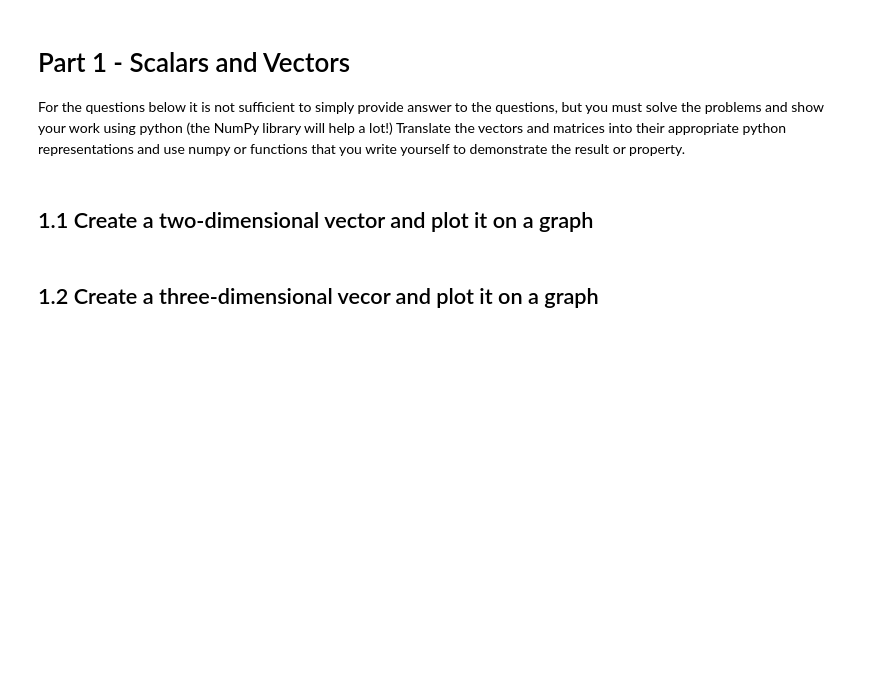
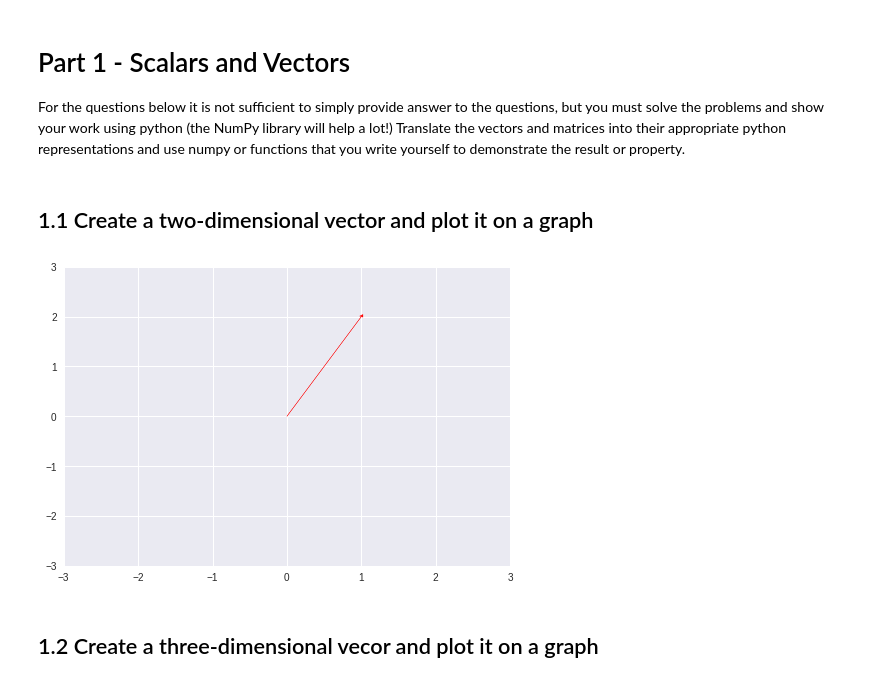
Before and after one commit to bloominstituteoftechnology/DS-Unit-1-Sprint-4-Linear-Algebra, a Jupyter notebook: module1-linear-algebra-review/Linear_Algebra_Assignment.ipynb, the cells around one changed output. Drawn from its saved outputs; the diff is of its cells as text; code cells hidden in the pictures; blank space fills up the shorter version.

```diff
--- a/module1-linear-algebra-review/Linear_Algebra_Assignment.ipynb
+++ b/module1-linear-algebra-review/Linear_Algebra_Assignment.ipynb
@@ -7,2 +14,11 @@ For the questions below it is not sufficient to simply provide answer to the que
+# %%
+vec = [1, 2]
+
+plt.arrow(0,0, vec[0], vec[1],head_width=.05, head_length=0.05, color ='red')
+plt.xlim(-3.0,3.0)
+plt.ylim(-3.0,3.0)
+plt.show()
+# %% [output]
+[figure, added]
 # %% [markdown]
 ## 1.2 Create a three-dimensional vecor and plot it on a graph
```
Also changed, not shown: parts of 27 cells of this notebook.
